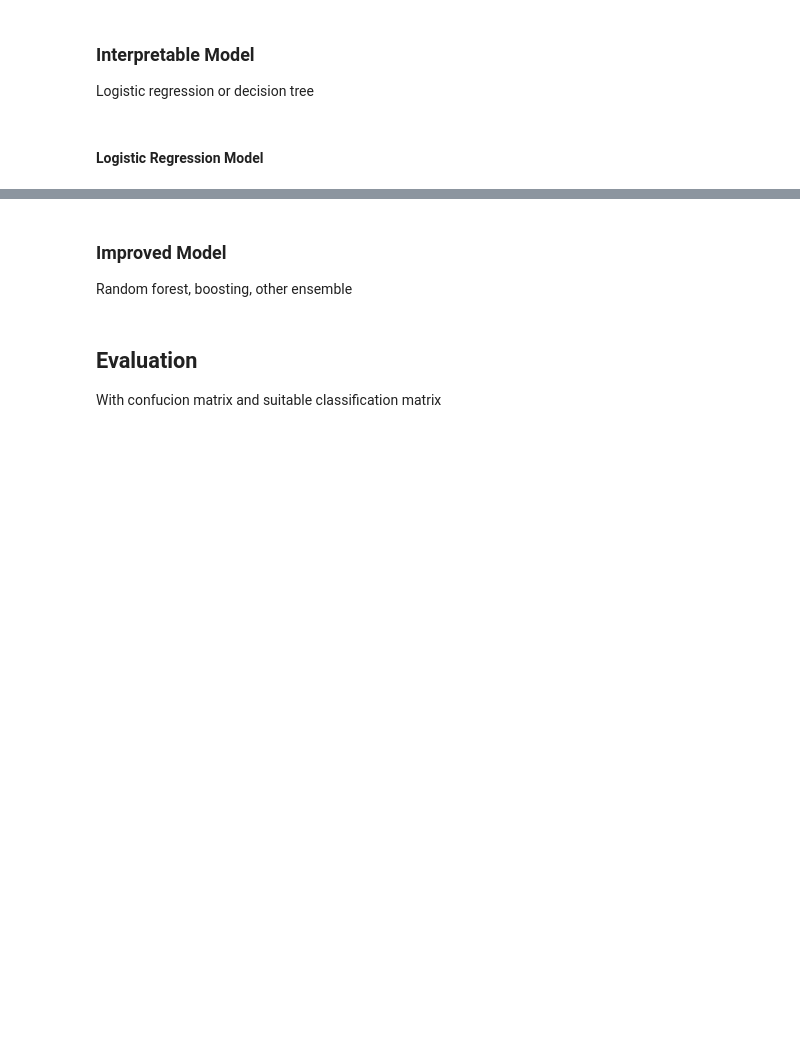
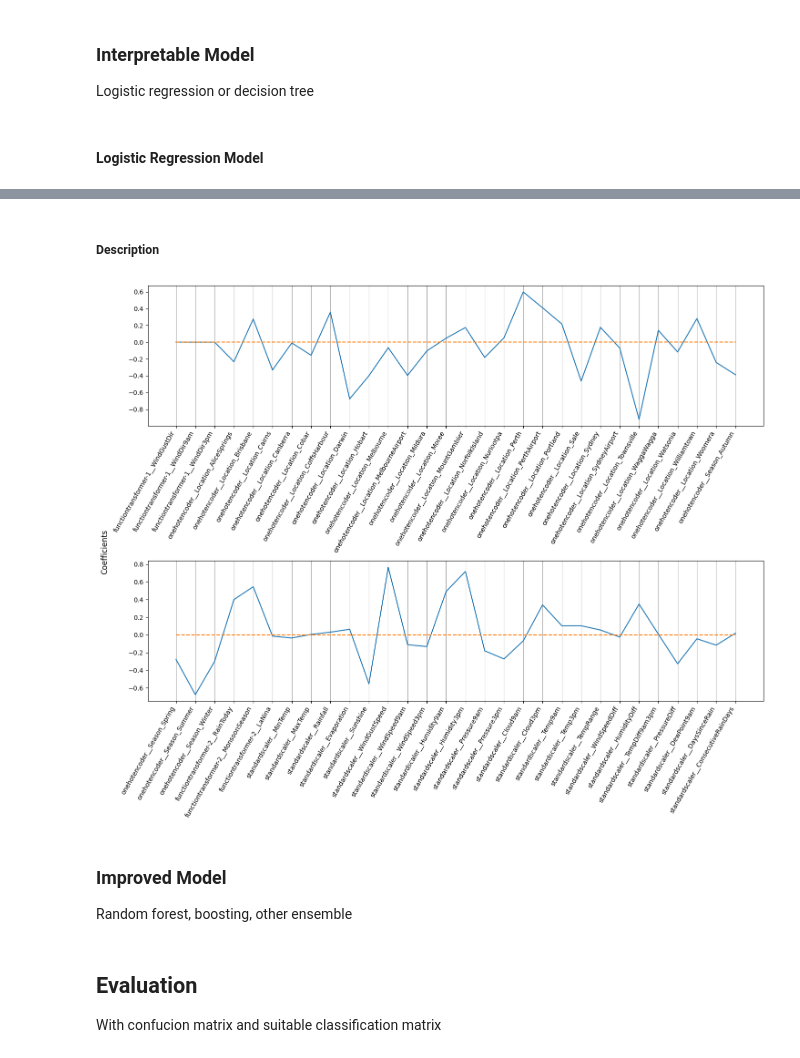
Before and after one commit to velloxen/ids_pbl2_rain-in-australia, a Jupyter notebook: main.ipynb, the cells around one changed output, grey strips where cells are left out. Saved outputs shown, nothing was run; the diff lists cells and outputs as text; code cells hidden in the pictures; blank space fills up the shorter version.

Commit message:
basic logistic regression

```diff
--- a/main.ipynb
+++ b/main.ipynb
@@ -156,7 +161,7 @@ preprocessing = make_column_transformer(
 # %%
 target = 'RainTomorrow'
 # %%
-y = pd.DataFrame(df[target])
+y = df[target]
 X = df.drop(target, axis=1)
 # %%
 from sklearn.model_selection import train_test_split
@@ -236,5 +240,9 @@ Logistic regression or decision tree
 # %% [markdown]
 #### Logistic Regression Model
 # %%
-lr =
+from sklearn.pipeline import make_pipeline
+from sklearn.linear_model import LogisticRegression
+
+lr = make_pipeline(preprocessing, LogisticRegression(random_state=rng, max_iter=10000))
+lr.fit(X_train, y_train)
 # %% [output]
@@ -242,3 +266,30 @@ SyntaxError: invalid syntax (1770163415.py, line 1)
+# %% [markdown]
+##### Description
+# %%
+lr_model = lr['logisticregression']
+lr_coef = lr_model.coef_
+lr_features = lr['columntransformer'].get_feature_names_out()
+# %%
+def feature_coefs(ax, coefs: list[float], feature_labels: list[str], set_ylabel=False):
+    ax.plot(range(len(coefs)), coefs)
+    ax.plot(range(len(coefs)), [0]*half, '--')
+    ax.set_xticks(range(len(coefs)), feature_labels, rotation=60, horizontalalignment='right')
+    if set_ylabel:
+        ax.set_ylabel('Coefficients')
+    ax.xaxis.grid()
+# %%
+f, axs = plt.subplots(nrows=2, figsize=(15,12))
+
+n_feat = len(lr_features)
+half = n_feat // 2
+
+feature_coefs(axs[0], lr_coef[0][:half], lr_features[:half])
+feature_coefs(axs[1], lr_coef[0][half:], lr_features[half:])
+f.supylabel('Coefficients')
+f.tight_layout()
+plt.show();
+# %% [output]
+[figure, added]
 # %% [markdown]
 ### Improved Model
 Random forest, boosting, other ensemble
```
Also changed, not shown: parts of 7 cells of this notebook.
